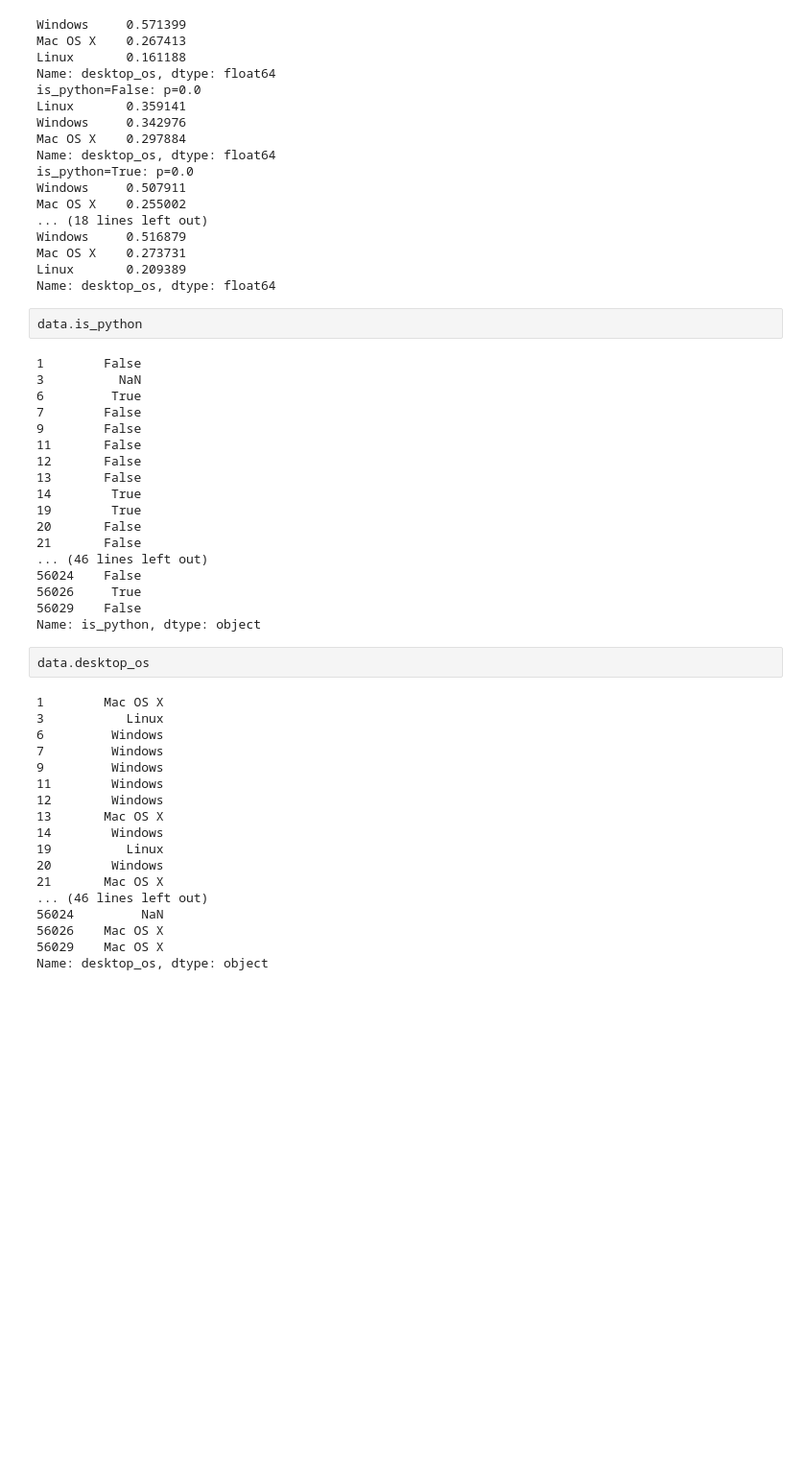
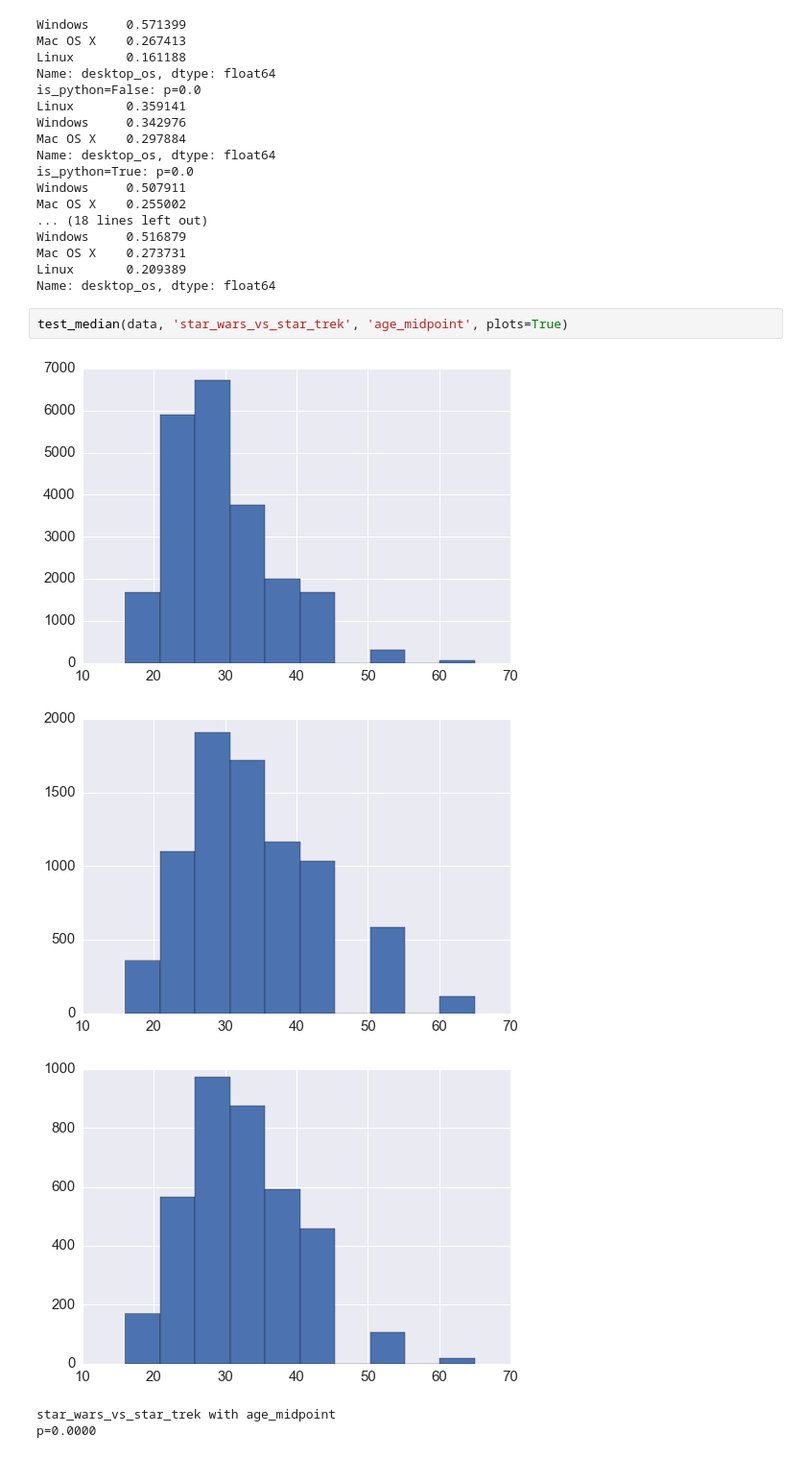
Before and after one commit to gzuidhof/bayesian-networks, a Jupyter notebook: notebooks/BN SO.ipynb, the cells around one changed output. Shown at 96% size. Drawn from its saved outputs; the diff is of its cells as text; blank space fills up the shorter version.

```diff
--- a/notebooks/BN SO.ipynb
+++ b/notebooks/BN SO.ipynb
@@ -316,43 +281,11 @@ Windows     0.516879
 Mac OS X    0.273731
 Linux       0.209389
 Name: desktop_os, dtype: float64
-# %%
-data.is_python
-# %% [output]
-1        False
-3          NaN
-6         True
-7        False
-9        False
-11       False
-12       False
-13       False
-14        True
-19        True
-20       False
-21       False
-... (46 lines left out)
-56024    False
-56026     True
-56029    False
-Name: is_python, dtype: object
-# %%
-data.desktop_os
-# %% [output]
-1        Mac OS X
-3           Linux
-6         Windows
-7         Windows
-9         Windows
-11        Windows
-12        Windows
-13       Mac OS X
-14        Windows
-19          Linux
-20        Windows
-21       Mac OS X
-... (46 lines left out)
-56024         NaN
-56026    Mac OS X
-56029    Mac OS X
-Name: desktop_os, dtype: object
+# %%
+test_median(data, 'star_wars_vs_star_trek', 'age_midpoint', plots=True)
+# %% [output]
+[figure, added]
+[figure, added]
+[figure, added]
+star_wars_vs_star_trek with age_midpoint
+p=0.0000
```
Also changed, not shown: parts of 8 cells of this notebook.
